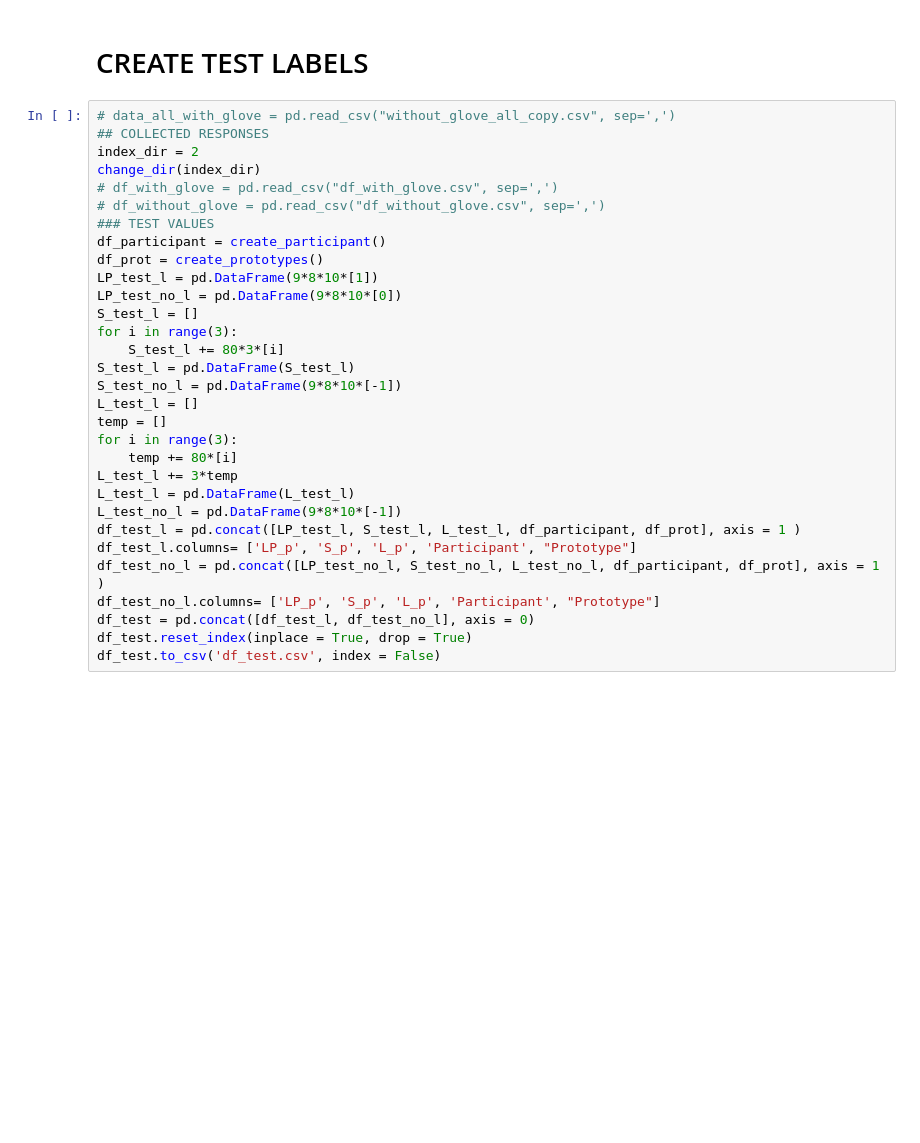
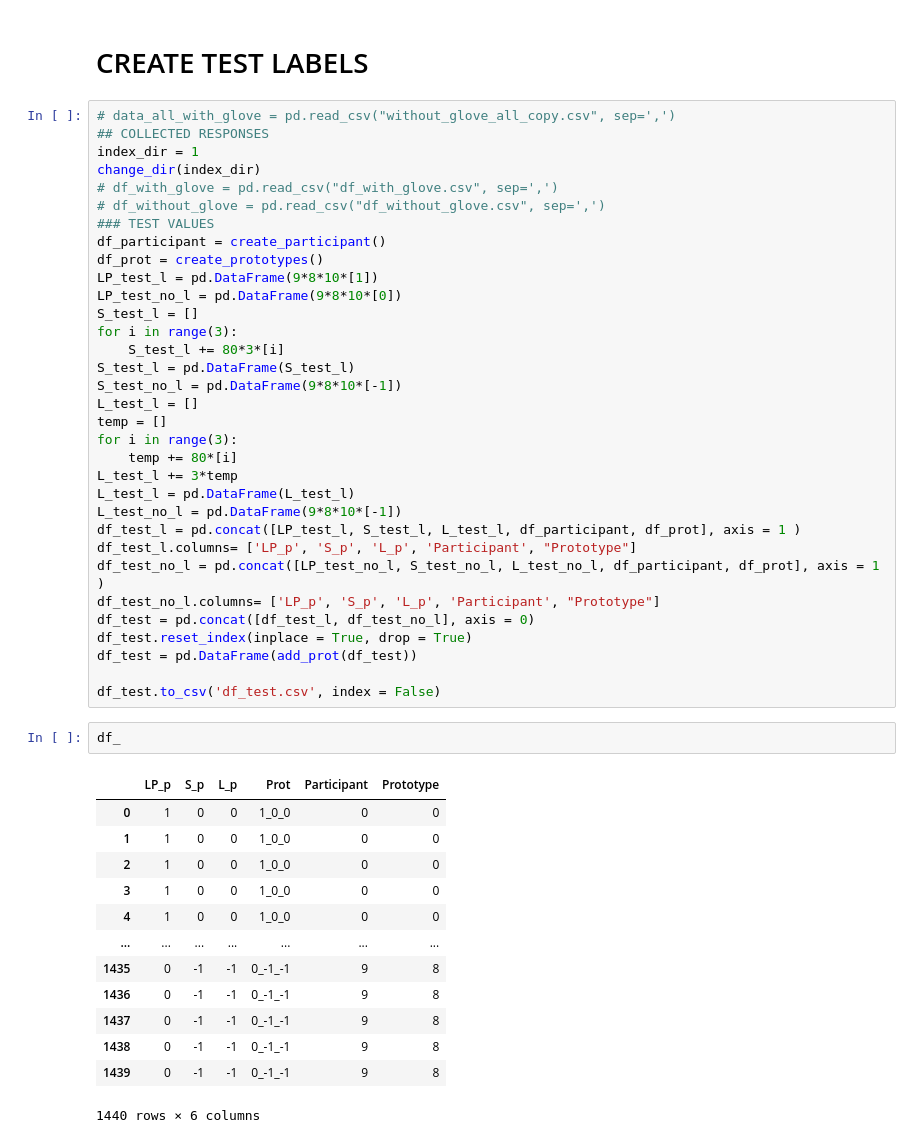
Before and after one commit to togjade/lump_project, a Jupyter notebook: human_data_processing/human_exp_processing_working.ipynb, the cells around one changed output. Cells and saved outputs as stored; diff of their text form; blank space fills up the shorter version.

```diff
--- a/human_data_processing/human_exp_processing_working.ipynb
+++ b/human_data_processing/human_exp_processing_working.ipynb
@@ -188,7 +217,7 @@ df_without_glove.to_csv('df_without_glove.csv', index = False)
 # %%
 # data_all_with_glove = pd.read_csv("without_glove_all_copy.csv", sep=',')
 ## COLLECTED RESPONSES
-index_dir = 2
+index_dir = 1
 change_dir(index_dir)
 # df_with_glove = pd.read_csv("df_with_glove.csv", sep=',')
 # df_without_glove = pd.read_csv("df_without_glove.csv", sep=',')
@@ -215,4 +244,22 @@ df_test_no_l = pd.concat([LP_test_no_l, S_test_no_l, L_test_no_l, df_participant
 df_test_no_l.columns= ['LP_p', 'S_p', 'L_p', 'Participant', "Prototype"]
 df_test = pd.concat([df_test_l, df_test_no_l], axis = 0)
 df_test.reset_index(inplace = True, drop = True)
+df_test = pd.DataFrame(add_prot(df_test))
+
 df_test.to_csv('df_test.csv', index = False)
+# %%
+df_
+# %% [output]
+|  | LP_p | S_p | L_p | Prot | Participant | Prototype |
+| 0 | 1 | 0 | 0 | 1_0_0 | 0 | 0 |
+| 1 | 1 | 0 | 0 | 1_0_0 | 0 | 0 |
+| 2 | 1 | 0 | 0 | 1_0_0 | 0 | 0 |
+| 3 | 1 | 0 | 0 | 1_0_0 | 0 | 0 |
+| 4 | 1 | 0 | 0 | 1_0_0 | 0 | 0 |
+| ... | ... | ... | ... | ... | ... | ... |
+| 1435 | 0 | -1 | -1 | 0_-1_-1 | 9 | 8 |
+| 1436 | 0 | -1 | -1 | 0_-1_-1 | 9 | 8 |
+| 1437 | 0 | -1 | -1 | 0_-1_-1 | 9 | 8 |
+| 1438 | 0 | -1 | -1 | 0_-1_-1 | 9 | 8 |
+| 1439 | 0 | -1 | -1 | 0_-1_-1 | 9 | 8 |
+1440 rows × 6 columns
```
Also changed, not shown: parts of 2 cells of this notebook, 2 other files.
